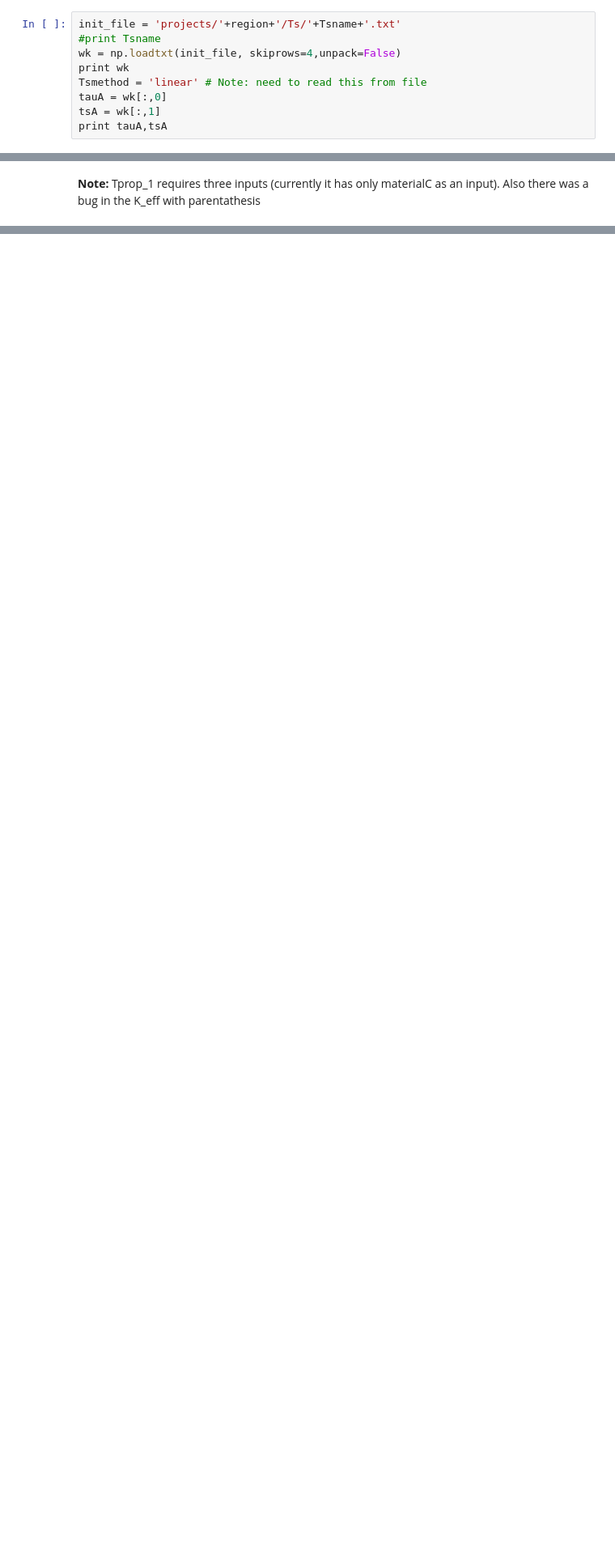
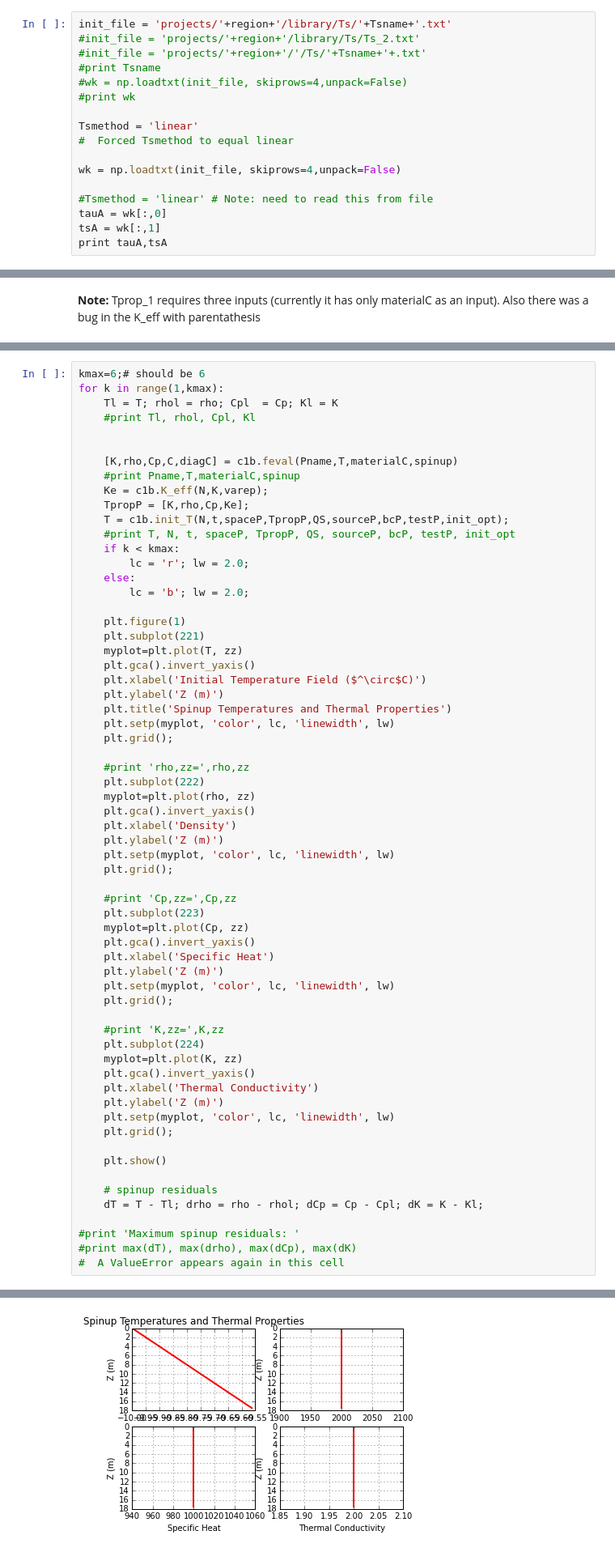
Before and after one commit to BrKi0914/Control_Volume1b, a Jupyter notebook: main.ipynb, the cells around one changed output, grey strips where cells are left out. Shown at 81% size. Saved outputs shown, nothing was run; the diff lists cells and outputs as text; blank space fills up the shorter version.

```diff
--- a/main.ipynb
+++ b/main.ipynb
@@ -165,11 +148,19 @@ easy
 # %% [markdown]
 **Assigment for Brielle.** Need to read Tsmethod from file
 # %%
-init_file = 'projects/'+region+'/Ts/'+Tsname+'.txt'
+init_file = 'projects/'+region+'/library/Ts/'+Tsname+'.txt'
+#init_file = 'projects/'+region+'/library/Ts/Ts_2.txt'
+#init_file = 'projects/'+region+'/'/Ts/'+Tsname+'+.txt'
 #print Tsname
+#wk = np.loadtxt(init_file, skiprows=4,unpack=False)
+#print wk
+
+Tsmethod = 'linear'
+#  Forced Tsmethod to equal linear
+
 wk = np.loadtxt(init_file, skiprows=4,unpack=False)
-print wk
-Tsmethod = 'linear' # Note: need to read this from file
+
+#Tsmethod = 'linear' # Note: need to read this from file
 tauA = wk[:,0]
 tsA = wk[:,1]
 print tauA,tsA
@@ -382,0 +244,64 @@ Enter a filename: dssdfsdf
+# %%
+kmax=6;# should be 6
+for k in range(1,kmax):
+    Tl = T; rhol = rho; Cpl  = Cp; Kl = K
+    #print Tl, rhol, Cpl, Kl
+
+
+    [K,rho,Cp,C,diagC] = c1b.feval(Pname,T,materialC,spinup)
+    #print Pname,T,materialC,spinup
+    Ke = c1b.K_eff(N,K,varep);
+    TpropP = [K,rho,Cp,Ke];
+    T = c1b.init_T(N,t,spaceP,TpropP,QS,sourceP,bcP,testP,init_opt);
+    #print T, N, t, spaceP, TpropP, QS, sourceP, bcP, testP, init_opt
+    if k < kmax:
+        lc = 'r'; lw = 2.0;
+    else:
+        lc = 'b'; lw = 2.0;
+
+    plt.figure(1)
+    plt.subplot(221)
+    myplot=plt.plot(T, zz)
+    plt.gca().invert_yaxis()
+    plt.xlabel('Initial Temperature Field ($^\circ$C)')
+    plt.ylabel('Z (m)')
+    plt.title('Spinup Temperatures and Thermal Properties')
+    plt.setp(myplot, 'color', lc, 'linewidth', lw)
+    plt.grid();
+
+    #print 'rho,zz=',rho,zz
+    plt.subplot(222)
+    myplot=plt.plot(rho, zz)
+    plt.gca().invert_yaxis()
+    plt.xlabel('Density')
+    plt.ylabel('Z (m)')
+    plt.setp(myplot, 'color', lc, 'linewidth', lw)
+    plt.grid();
+
+    #print 'Cp,zz=',Cp,zz
+    plt.subplot(223)
+    myplot=plt.plot(Cp, zz)
+    plt.gca().invert_yaxis()
+    plt.xlabel('Specific Heat')
+    plt.ylabel('Z (m)')
+    plt.setp(myplot, 'color', lc, 'linewidth', lw)
+    plt.grid();
+
+    #print 'K,zz=',K,zz
+    plt.subplot(224)
+    myplot=plt.plot(K, zz)
+    plt.gca().invert_yaxis()
+    plt.xlabel('Thermal Conductivity')
+    plt.ylabel('Z (m)')
+    plt.setp(myplot, 'color', lc, 'linewidth', lw)
+    plt.grid();
+
+    plt.show()
+
+    # spinup residuals
+    dT = T - Tl; drho = rho - rhol; dCp = Cp - Cpl; dK = K - Kl;
+
+#print 'Maximum spinup residuals: '
+#print max(dT), max(drho), max(dCp), max(dK)
+#  A ValueError appears again in this cell
+# %% [output]
@@ -382,0 +311 @@ Enter a filename: dssdfsdf
+[figure, added]
```
Also changed, not shown: parts of 26 cells of this notebook, 1 other file.
